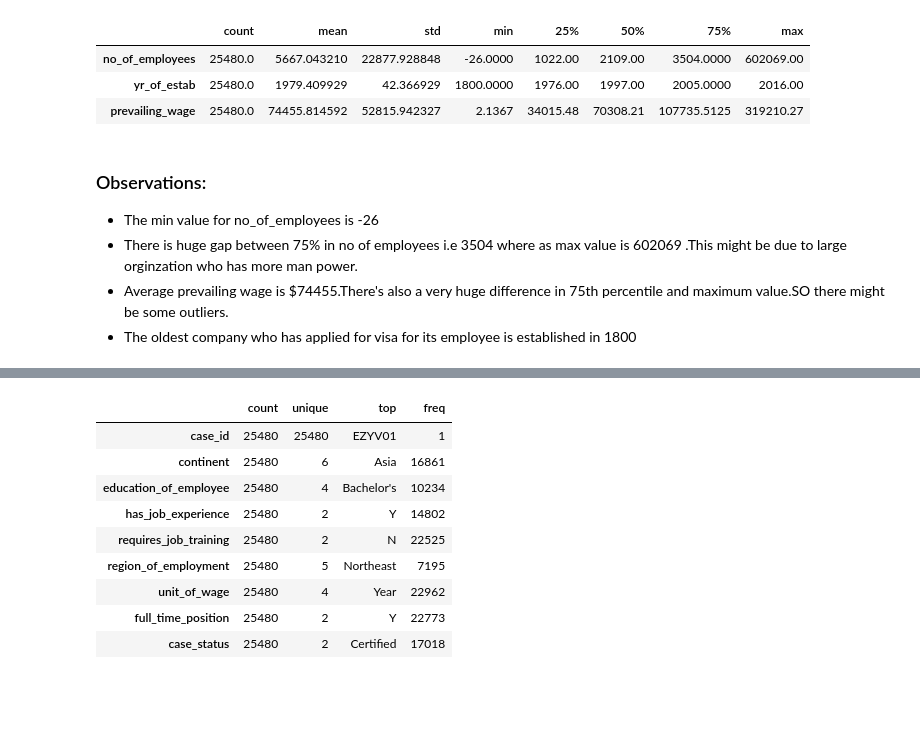
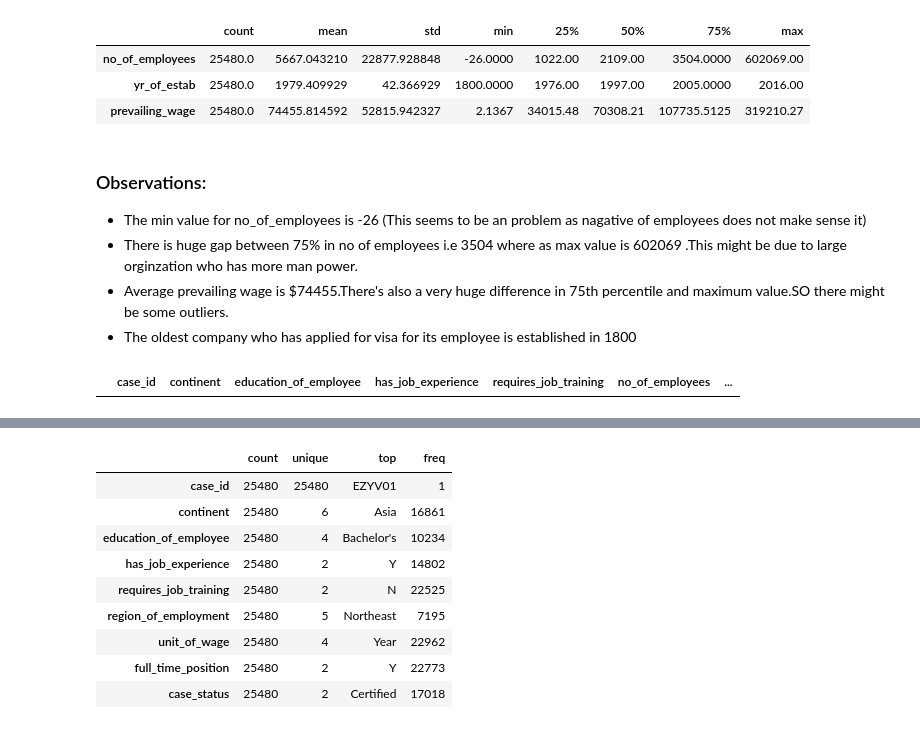
Before and after one commit to Rajesh2015/easy-visa, a Jupyter notebook: easy-visa-solution.ipynb, the cells around one changed output, grey strips where cells are left out. Cells and saved outputs as stored; diff of their text form; code cells hidden in the pictures; blank space fills up the shorter version.

```diff
--- a/easy-visa-solution.ipynb
+++ b/easy-visa-solution.ipynb
@@ -299,7 +332,12 @@ ezdf.describe(exclude='object').T
 | prevailing_wage | 25480.0 | 74455.814592 | 52815.942327 | 2.1367 | 34015.48 | 70308.21 | 107735.5125 | 319210.27 |
 # %% [markdown]
 ### Observations:
-- The min value for no_of_employees is -26
+- The min value for no_of_employees is -26 (This seems to be an problem as nagative of employees does not make sense it)
 - There is huge gap between 75% in no of employees i.e 3504 where as max value is 602069 .This might be due to large orginzation who has more man power.
 - Average prevailing wage is $74455.There's also a very huge difference in 75th percentile and maximum value.SO there might be some outliers.
 - The oldest company who has applied for visa for its employee is established in 1800
+# %%
+# Filter all values with nagative number of employees
+ezdf[ezdf['no_of_employees']<0]
+# %% [output]
+|  | case_id | continent | education_of_employee | has_job_experience | requires_job_training | no_of_employees | ... |
```
Also changed, not shown: parts of 5 cells of this notebook.
